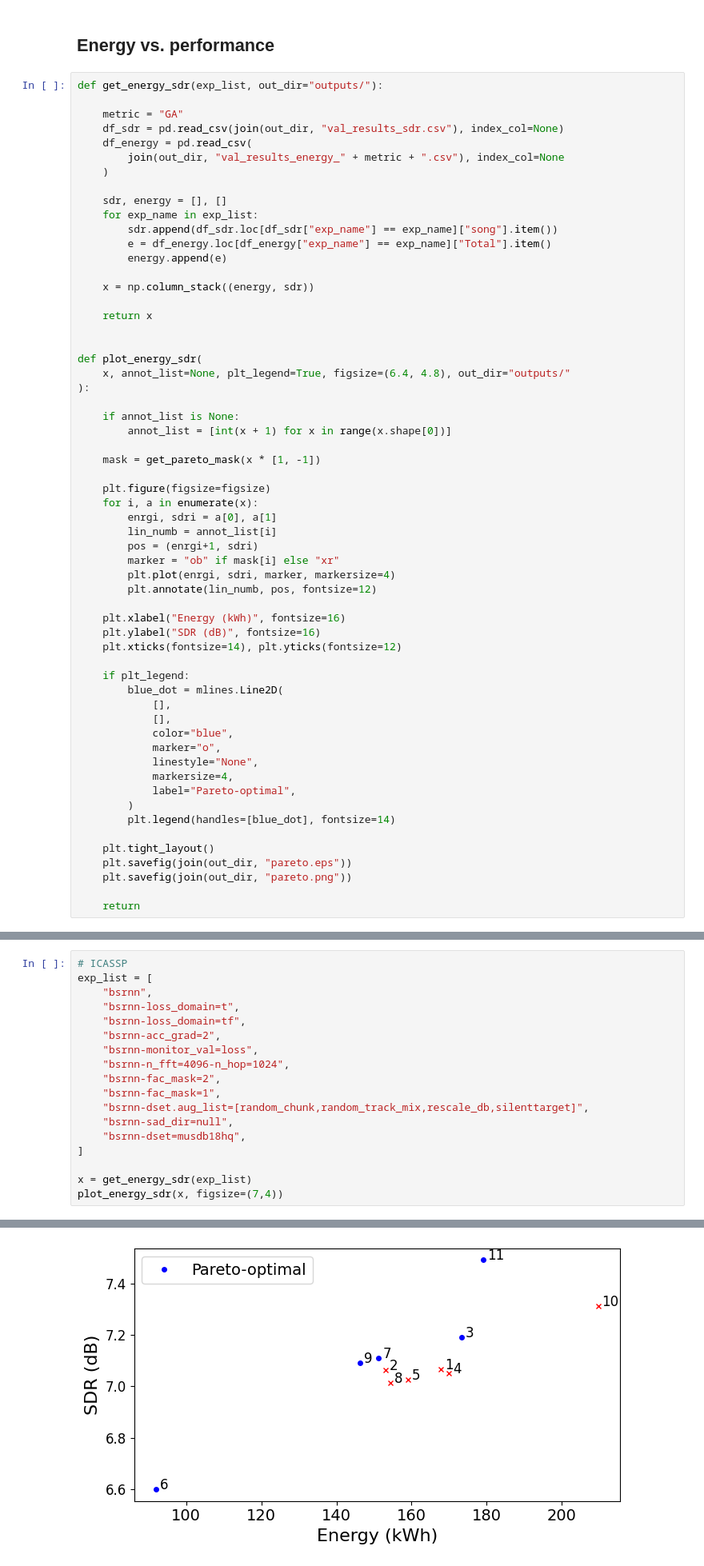
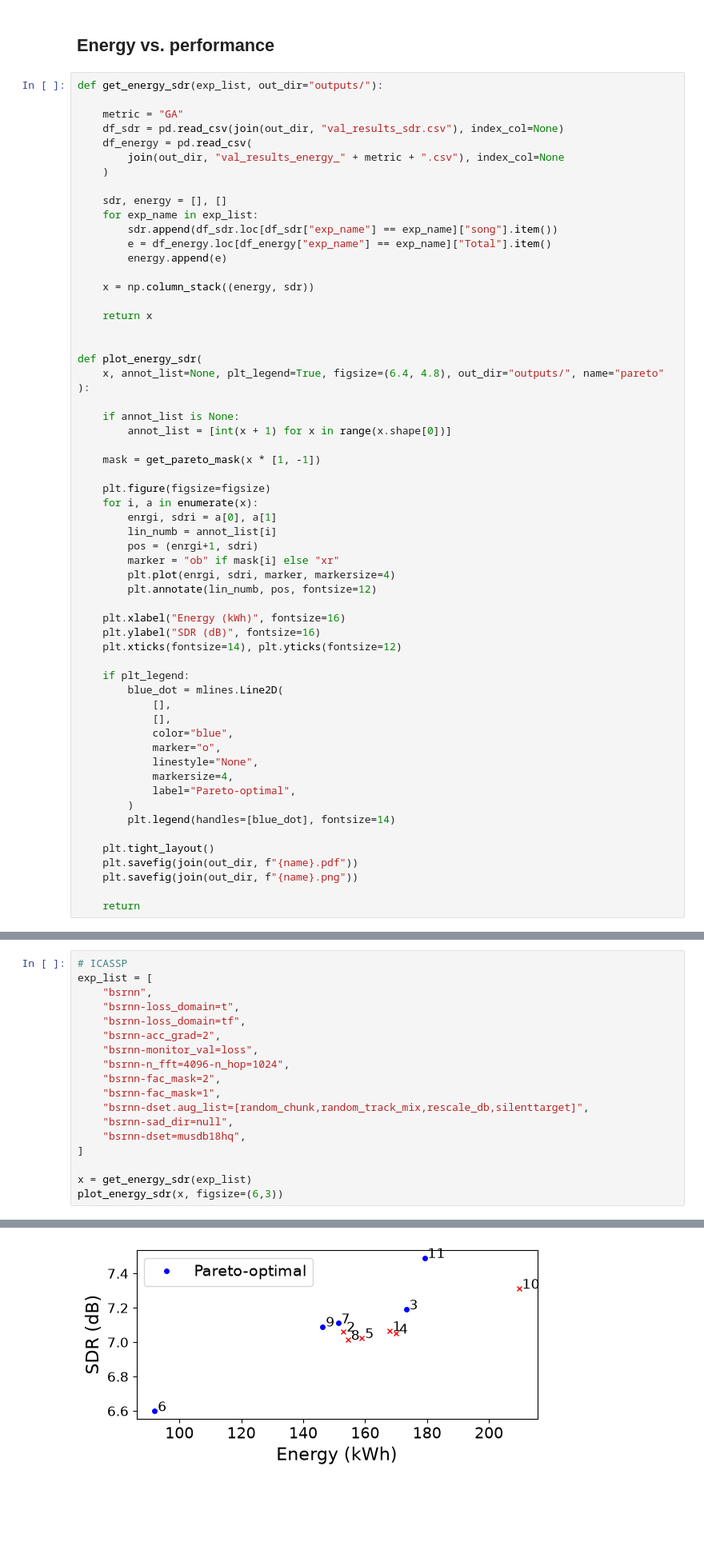
Before and after one commit to magronp/bsrnn, a Jupyter notebook: visualization.ipynb, the cells around one changed output, grey strips where cells are left out. Shown at 80% size. Saved outputs shown, nothing was run; the diff lists cells and outputs as text; blank space fills up the shorter version.

```diff
--- a/visualization.ipynb
+++ b/visualization.ipynb
@@ -102,7 +102,7 @@ def get_energy_sdr(exp_list, out_dir="outputs/"):
 
 
 def plot_energy_sdr(
-    x, annot_list=None, plt_legend=True, figsize=(6.4, 4.8), out_dir="outputs/"
+    x, annot_list=None, plt_legend=True, figsize=(6.4, 4.8), out_dir="outputs/", name="pareto"
 ):
 
     if annot_list is None:
@@ -136,8 +136,8 @@ def plot_energy_sdr(
         plt.legend(handles=[blue_dot], fontsize=14)
 
     plt.tight_layout()
-    plt.savefig(join(out_dir, "pareto.eps"))
-    plt.savefig(join(out_dir, "pareto.png"))
+    plt.savefig(join(out_dir, f"{name}.pdf"))
+    plt.savefig(join(out_dir, f"{name}.png"))
 
     return
 # %%
@@ -173,24 +173,24 @@ plot_energy_sdr(x, annot_list=None, plt_legend=False)
 # %%
 # ICASSP
 exp_list = [
     "bsrnn",
     "bsrnn-loss_domain=t",
     "bsrnn-loss_domain=tf",
     "bsrnn-acc_grad=2",
     "bsrnn-monitor_val=loss",
     "bsrnn-n_fft=4096-n_hop=1024",
     "bsrnn-fac_mask=2",
     "bsrnn-fac_mask=1",
     "bsrnn-dset.aug_list=[random_chunk,random_track_mix,rescale_db,silenttarget]",
     "bsrnn-sad_dir=null",
     "bsrnn-dset=musdb18hq",
 ]
 
 x = get_energy_sdr(exp_list)
-plot_energy_sdr(x, figsize=(7,4))
+plot_energy_sdr(x, figsize=(6,3))
 # %% [output]
 The PostScript backend does not support transparency; partially transparent artists will be rendered opaque.
-[figure, old version]
+[figure, new version]
 # %% [markdown]
 ## Display energy for model training across metrics
 # %%
```
Also changed, not shown: parts of 3 cells of this notebook, 16 other files.
